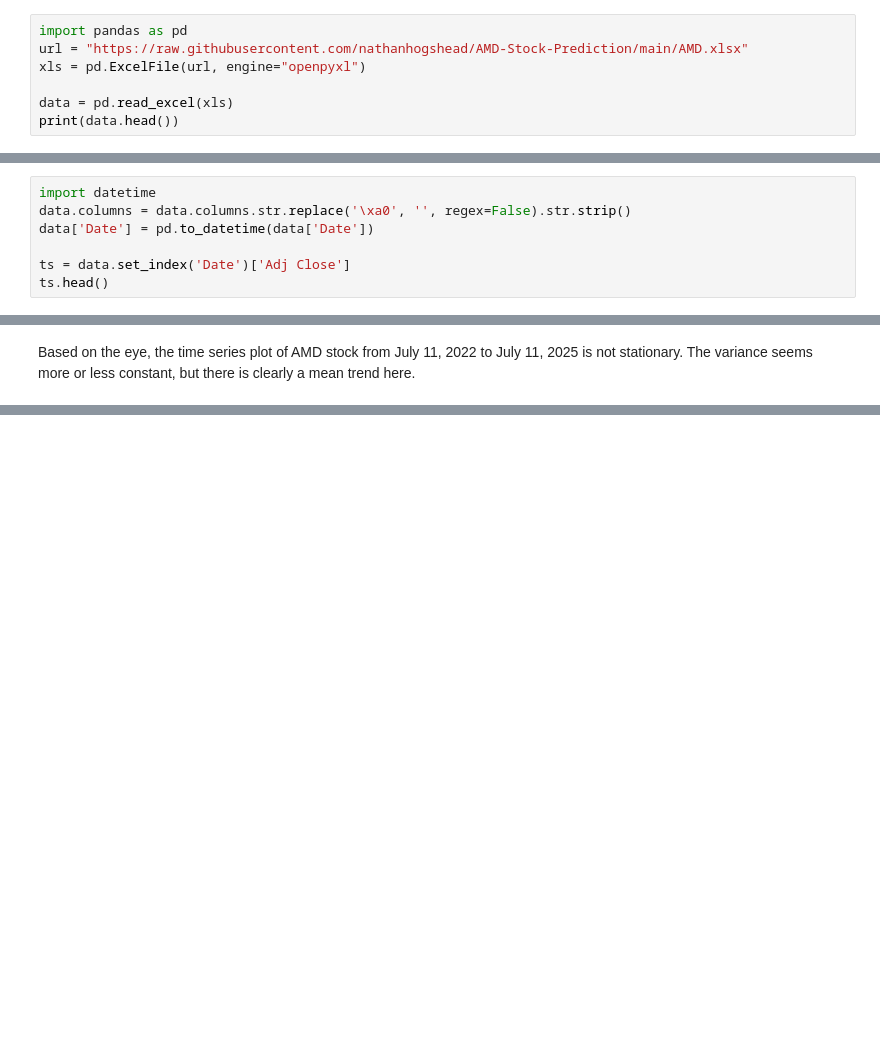
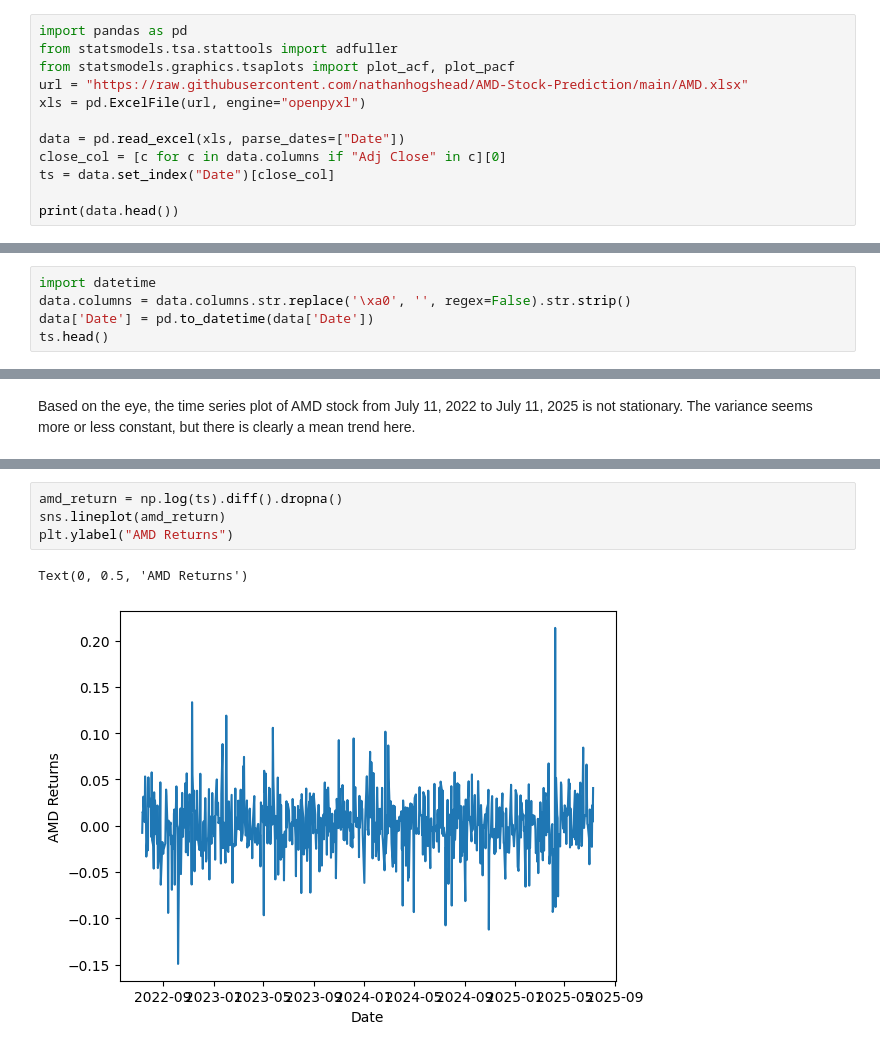
Before and after one commit to nathanhogshead/AMD-Stock-Prediction, a Jupyter notebook: AMD_Prediction.ipynb, the cells around one changed output, grey strips where cells are left out. Cells and saved outputs as stored; diff of their text form; blank space fills up the shorter version.

Commit message:
Added context on return data

```diff
--- a/AMD_Prediction.ipynb
+++ b/AMD_Prediction.ipynb
@@ -3,9 +3,14 @@
 # %%
 import pandas as pd
+from statsmodels.tsa.stattools import adfuller
+from statsmodels.graphics.tsaplots import plot_acf, plot_pacf
 url = "https://raw.githubusercontent.com/nathanhogshead/AMD-Stock-Prediction/main/AMD.xlsx"
 xls = pd.ExcelFile(url, engine="openpyxl")
 
-data = pd.read_excel(xls)
+data = pd.read_excel(xls, parse_dates=["Date"])
+close_col = [c for c in data.columns if "Adj Close" in c][0]
+ts = data.set_index("Date")[close_col]
+
 print(data.head())
 # %% [output]
         Date   Open   High    Low  Close   Adj Close     Volume
@@ -18,8 +23,6 @@ print(data.head())
 import datetime
 data.columns = data.columns.str.replace('\xa0', '', regex=False).str.strip()
 data['Date'] = pd.to_datetime(data['Date'])
-
-ts = data.set_index('Date')['Adj Close']
 ts.head()
 # %% [output]
 |  | Adj Close |
@@ -46,0 +56,7 @@ Based on the eye, the time series plot of AMD stock from July 11, 2022 to July 1
+# %%
+amd_return = np.log(ts).diff().dropna()
+sns.lineplot(amd_return)
+plt.ylabel("AMD Returns")
+# %% [output]
+Text(0, 0.5, 'AMD Returns')
+[figure, added]
```
Also changed, not shown: parts of 3 cells of this notebook.
